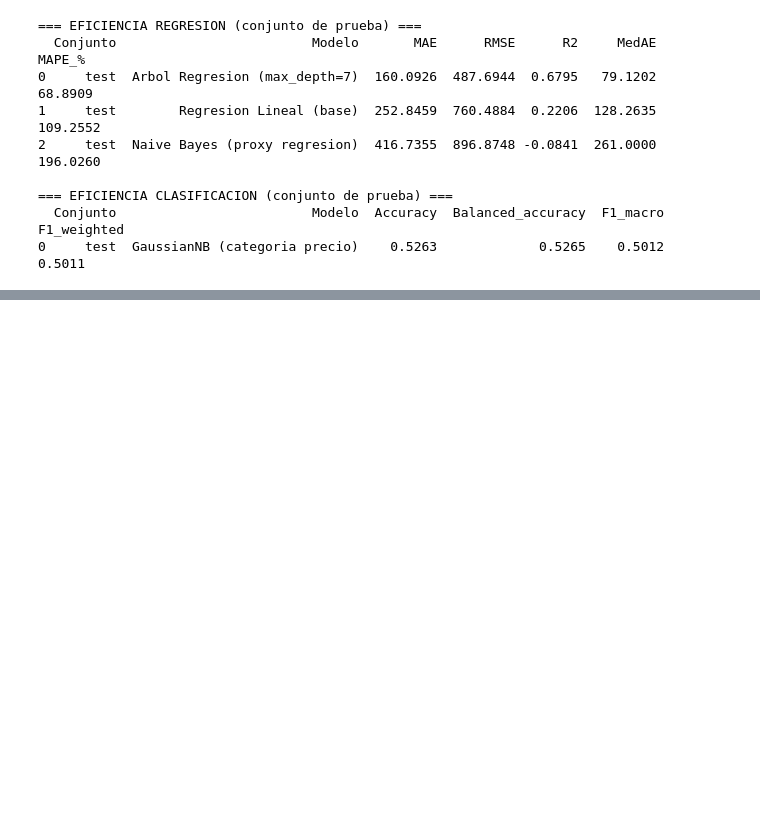
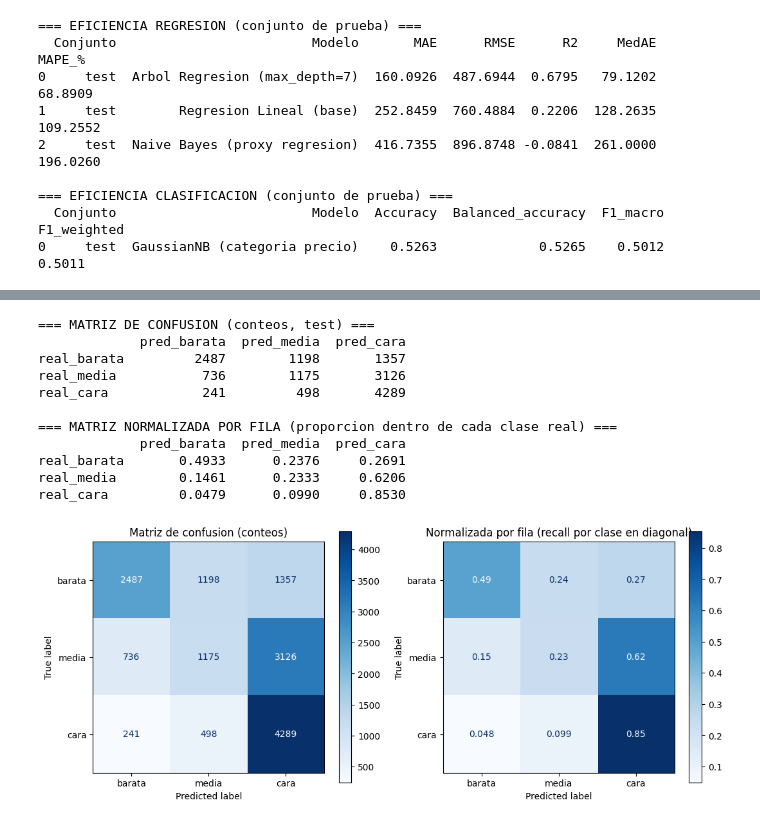
Before and after one commit to jcdiegolopez/MD-LAB05, a Jupyter notebook: main.ipynb, the cells around one changed output, grey strips where cells are left out. Drawn from its saved outputs; the diff is of its cells as text; code cells hidden in the pictures; blank space fills up the shorter version.

Commit message:
Actividad 6

```diff
--- a/main.ipynb
+++ b/main.ipynb
@@ -554,0 +561,43 @@ La **eficiencia predictiva** en regresion se resume por el error (`MAE`/`RMSE`)
+# %%
+import matplotlib.pyplot as plt
+from sklearn.metrics import confusion_matrix, ConfusionMatrixDisplay
+
+if 'y_pred_nb_clf' not in globals() or 'y_cat_test' not in globals():
+    raise RuntimeError('Ejecuta antes la celda de la Actividad 4 (Naive Bayes clasificacion).')
+
+labels_cat = ['barata', 'media', 'cara']
+cm = confusion_matrix(y_cat_test, y_pred_nb_clf, labels=labels_cat)
+cm_df = pd.DataFrame(cm, index=[f'real_{c}' for c in labels_cat], columns=[f'pred_{c}' for c in labels_cat])
+
+print('=== MATRIZ DE CONFUSION (conteos, test) ===')
+print(cm_df.to_string())
+
+cm_norm = confusion_matrix(y_cat_test, y_pred_nb_clf, labels=labels_cat, normalize='true')
+cm_norm_df = pd.DataFrame(
+    np.round(cm_norm, 4),
+    index=[f'real_{c}' for c in labels_cat],
+    columns=[f'pred_{c}' for c in labels_cat],
+)
+print('\n=== MATRIZ NORMALIZADA POR FILA (proporcion dentro de cada clase real) ===')
+print(cm_norm_df.to_string())
+
+fig, axes = plt.subplots(1, 2, figsize=(11, 4.5))
+ConfusionMatrixDisplay(confusion_matrix=cm, display_labels=labels_cat).plot(ax=axes[0], cmap='Blues', colorbar=True)
+axes[0].set_title('Matriz de confusion (conteos)')
+ConfusionMatrixDisplay(confusion_matrix=cm_norm, display_labels=labels_cat).plot(ax=axes[1], cmap='Blues', colorbar=True)
+axes[1].set_title('Normalizada por fila (recall por clase en diagonal)')
+plt.tight_layout()
+plt.show()
+# %% [output]
+=== MATRIZ DE CONFUSION (conteos, test) ===
+             pred_barata  pred_media  pred_cara
+real_barata         2487        1198       1357
+real_media           736        1175       3126
+real_cara            241         498       4289
+
+=== MATRIZ NORMALIZADA POR FILA (proporcion dentro de cada clase real) ===
+             pred_barata  pred_media  pred_cara
+real_barata       0.4933      0.2376     0.2691
+real_media        0.1461      0.2333     0.6206
+real_cara         0.0479      0.0990     0.8530
+[figure, added]
```
Also changed, not shown: parts of 2 cells of this notebook.
